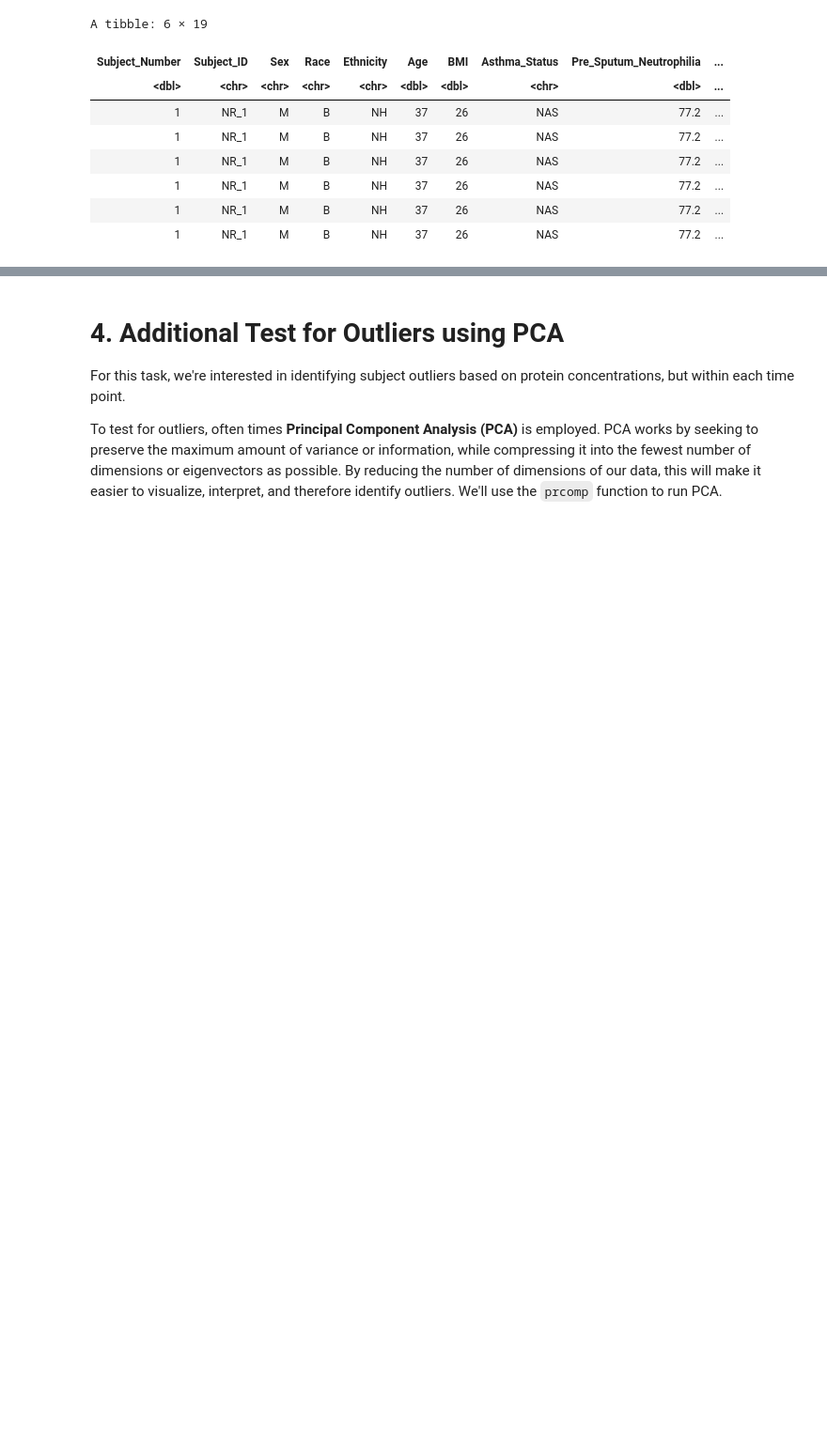
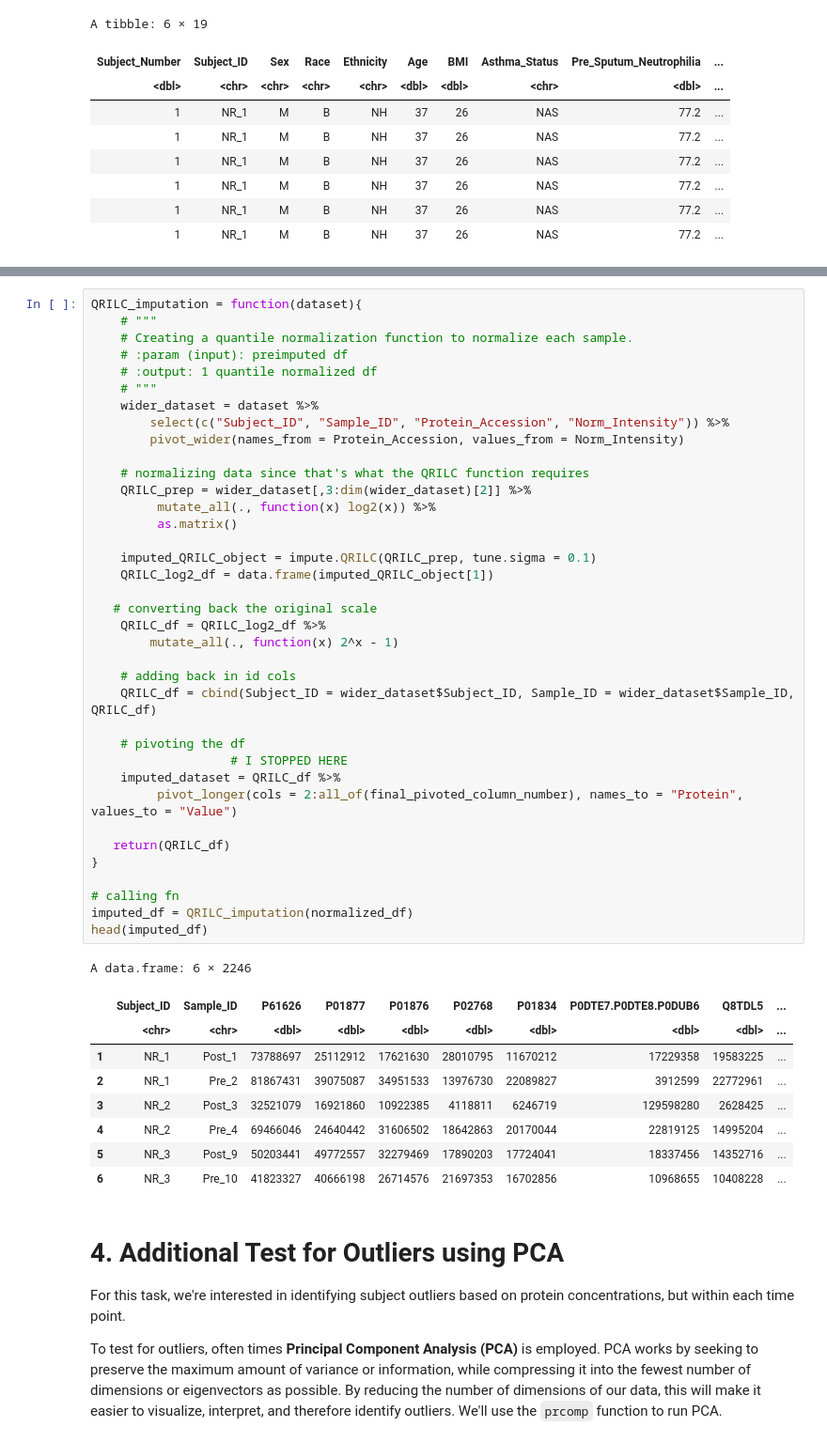
Before and after one commit to UNCSRP/PRogramming-for-Environmental-Health-And-Toxicology-PREHEAT-Retreat, a Jupyter notebook: 2. Data Processing/Proteomics Data Processing.ipynb, the cells around one changed output, grey strips where cells are left out. Shown at 94% size. Cells and saved outputs as stored; diff of their text form; blank space fills up the shorter version.

```diff
--- a/2. Data Processing/Proteomics Data Processing.ipynb
+++ b/2. Data Processing/Proteomics Data Processing.ipynb
@@ -173,3 +221,50 @@ A tibble: 6 × 19
+# %%
+QRILC_imputation = function(dataset){
+    # """
+    # Creating a quantile normalization function to normalize each sample.
+    # :param (input): preimputed df
+    # :output: 1 quantile normalized df
+    # """
+    wider_dataset = dataset %>%
+        select(c("Subject_ID", "Sample_ID", "Protein_Accession", "Norm_Intensity")) %>%
+        pivot_wider(names_from = Protein_Accession, values_from = Norm_Intensity)
+
+    # normalizing data since that's what the QRILC function requires
+    QRILC_prep = wider_dataset[,3:dim(wider_dataset)[2]] %>%
+         mutate_all(., function(x) log2(x)) %>%
+         as.matrix()
+
+    imputed_QRILC_object = impute.QRILC(QRILC_prep, tune.sigma = 0.1)
+    QRILC_log2_df = data.frame(imputed_QRILC_object[1])
+
+   # converting back the original scale
+    QRILC_df = QRILC_log2_df %>%
+        mutate_all(., function(x) 2^x - 1)
+
+    # adding back in id cols
+    QRILC_df = cbind(Subject_ID = wider_dataset$Subject_ID, Sample_ID = wider_dataset$Sample_ID, QRILC_df)
+
+    # pivoting the df
+                   # I STOPPED HERE
+    imputed_dataset = QRILC_df %>%
+         pivot_longer(cols = 2:all_of(final_pivoted_column_number), names_to = "Protein", values_to = "Value")
+
+   return(QRILC_df)
+}
+
+# calling fn
+imputed_df = QRILC_imputation(normalized_df)
+head(imputed_df)
+# %% [output]
+A data.frame: 6 × 2246
+|  | Subject_ID | Sample_ID | P61626 | P01877 | P01876 | P02768 | P01834 | P0DTE7.P0DTE8.P0DUB6 | Q8TDL5 | ... |
+|  | <chr> | <chr> | <dbl> | <dbl> | <dbl> | <dbl> | <dbl> | <dbl> | <dbl> | ... |
+| 1 | NR_1 | Post_1 | 73788697 | 25112912 | 17621630 | 28010795 | 11670212 | 17229358 | 19583225 | ... |
+| 2 | NR_1 | Pre_2 | 81867431 | 39075087 | 34951533 | 13976730 | 22089827 | 3912599 | 22772961 | ... |
+| 3 | NR_2 | Post_3 | 32521079 | 16921860 | 10922385 | 4118811 | 6246719 | 129598280 | 2628425 | ... |
+| 4 | NR_2 | Pre_4 | 69466046 | 24640442 | 31606502 | 18642863 | 20170044 | 22819125 | 14995204 | ... |
+| 5 | NR_3 | Post_9 | 50203441 | 49772557 | 32279469 | 17890203 | 17724041 | 18337456 | 14352716 | ... |
+| 6 | NR_3 | Pre_10 | 41823327 | 40666198 | 26714576 | 21697353 | 16702856 | 10968655 | 10408228 | ... |
 # %% [markdown]
 # 4. Additional Test for Outliers using PCA
 
```
Also changed, not shown: parts of 3 cells of this notebook.
